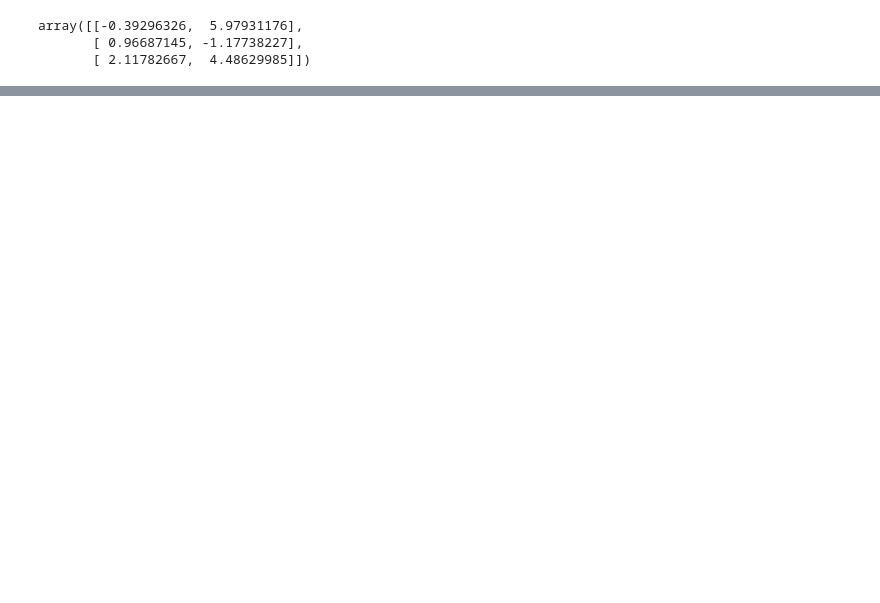
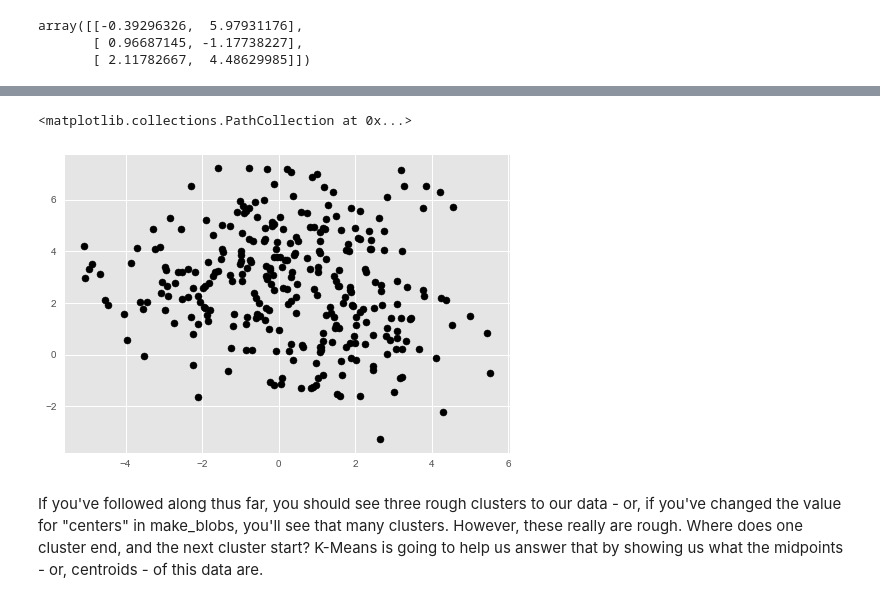
Before and after one commit to jacobdanovitch/Data-Science-Workshops, a Jupyter notebook: K Means Clustering.ipynb, the cells around one changed output, grey strips where cells are left out. Drawn from its saved outputs; the diff is of its cells as text; code cells hidden in the pictures; blank space fills up the shorter version.

```diff
--- a/K Means Clustering.ipynb
+++ b/K Means Clustering.ipynb
@@ -4,4 +57,5 @@ import numpy as np
 import matplotlib.pyplot as plt
 import seaborn as sns
 import matplotlib.animation as animation
-from sklearn.datasets.samples_generator import make_blobs
+from matplotlib.animation import FuncAnimation
+plt.style.use('ggplot')
@@ -14,0 +79,7 @@ array([[-0.39296326,  5.97931176],
+# %%
+plt.scatter(pairs[:,0], pairs[:,1], c='k')
+# %% [output]
+<matplotlib.collections.PathCollection at 0x...>
+[figure, added]
+# %% [markdown]
+If you've followed along thus far, you should see three rough clusters to our data - or, if you've changed the value for "centers" in make_blobs, you'll see that many clusters. However, these really are rough. Where does one cluster end, and the next cluster start? K-Means is going to help us answer that by showing us what the midpoints - or, centroids - of this data are.
```
Also changed, not shown: parts of 24 cells of this notebook.
